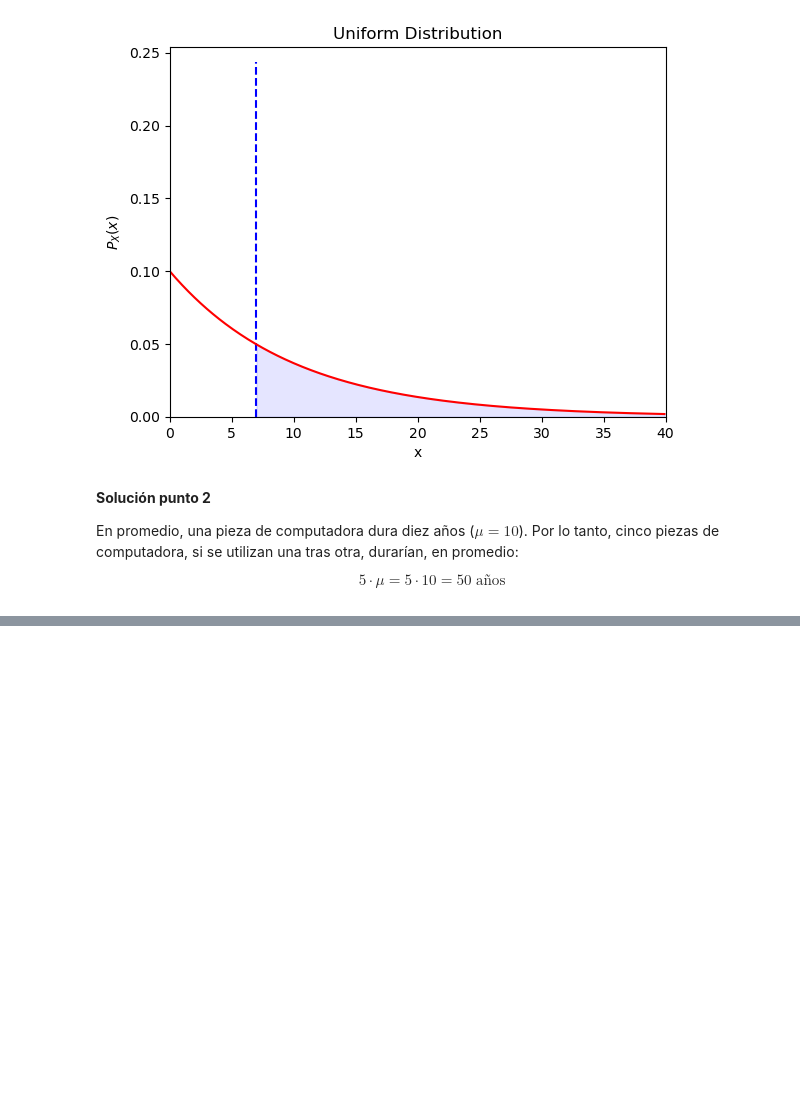
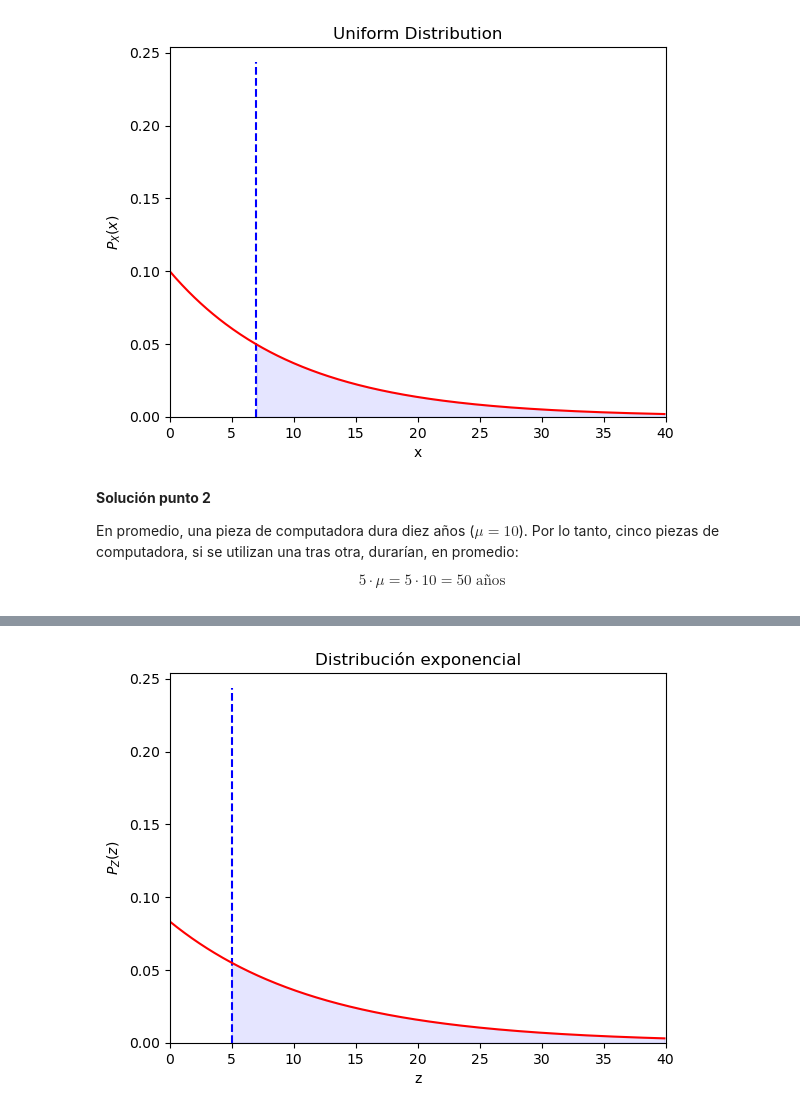
Before and after one commit to estocasticos-udem/curso_2023-1, a Jupyter notebook: variables_aleatorias_continuas/continua_exponencial.ipynb, the cells around one changed output, grey strips where cells are left out. Saved outputs shown, nothing was run; the diff lists cells and outputs as text; code cells hidden in the pictures; blank space fills up the shorter version.

```diff
--- a/variables_aleatorias_continuas/continua_exponencial.ipynb
+++ b/variables_aleatorias_continuas/continua_exponencial.ipynb
@@ -171,0 +238,16 @@ index_P
+# %%
+# Grafica
+fig, ax = plt.subplots()
+ax.set_xlim(0, 40)
+ax.set_ylim(0, max(pdf) + 0.01)
+# Limites
+z_5 = plt.vlines(x = 5, ymin = 0,ymax = max(pdf), color = 'b', linestyles='--')
+plt.title('Distribución exponencial')
+plt.ylabel('$P_Z(z)$')
+plt.xlabel('z')
+plt.plot(z, pdf_z,color='r')
+ax.fill_between(z, pdf_z,0, where=(z>=5), color='blue', alpha=.1)
+
+plt.show()
+# %% [output]
+[figure, added]
```
Also changed, not shown: parts of 18 cells of this notebook, 1 other file.
